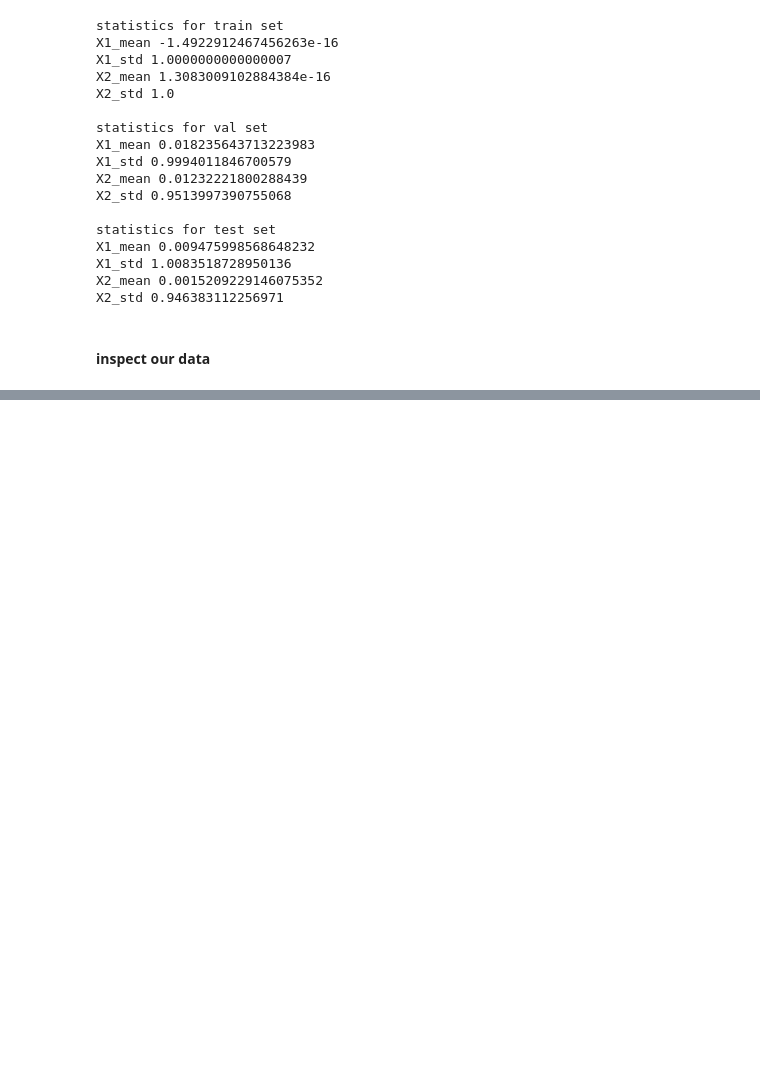
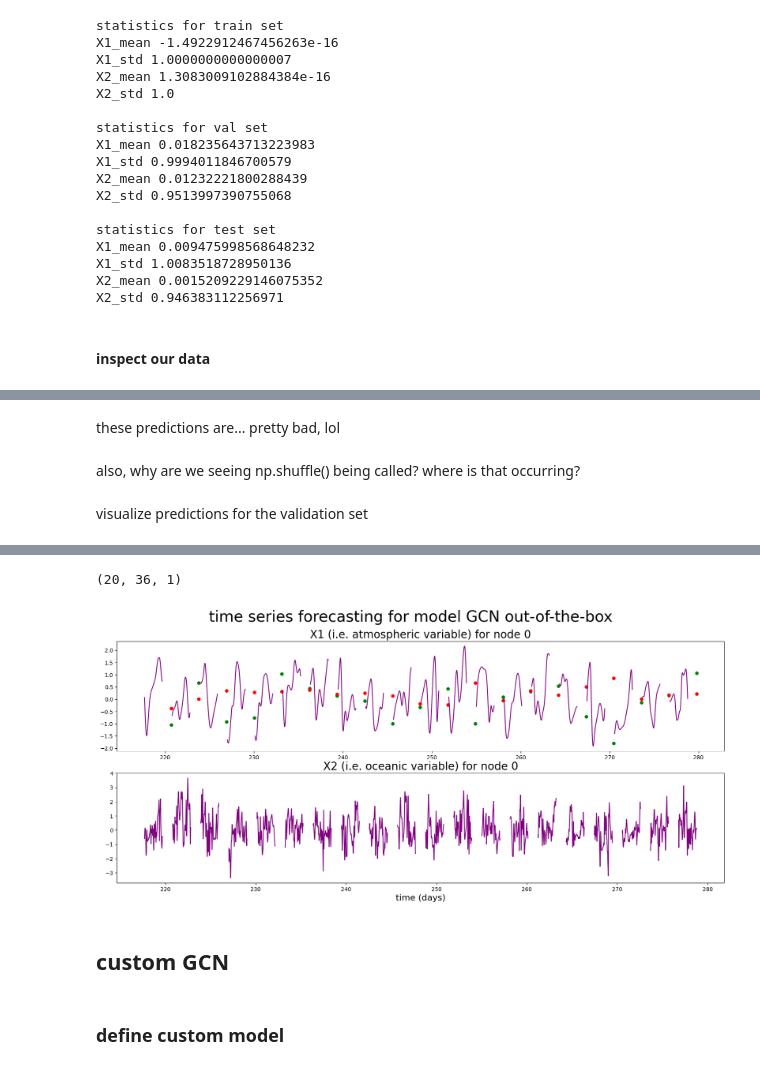
Before and after one commit to VaniSachdev/lorenzGNN, a Jupyter notebook: lorenz_GCN.ipynb, the cells around one changed output, grey strips where cells are left out. Saved outputs shown, nothing was run; the diff lists cells and outputs as text; code cells hidden in the pictures; blank space fills up the shorter version.

```diff
--- a/lorenz_GCN.ipynb
+++ b/lorenz_GCN.ipynb
@@ -251,0 +366,15 @@ plt.show()
+# %% [markdown]
+these predictions are... pretty bad, lol
+# %% [markdown]
+also, why are we seeing np.shuffle() being called? where is that occurring?
+# %% [markdown]
+visualize predictions for the validation set
+# %%
+fig, (ax0, ax1) = plot_with_predictions(model=GCN_model,
+                                        graph_dataset=val,
+                                        Loader=MixedLoader,
+                                        batch_size=32,
+                                        node=0,
+                                        model_name='GCN out-of-the-box')
+plt.show()
+# %% [output]
@@ -251,0 +382,2 @@ plt.show()
+(20, 36, 1)
+[figure, added]
@@ -251,0 +387,4 @@ plt.show()
+# %% [markdown]
+## custom GCN
+# %% [markdown]
+### define custom model
```
Also changed, not shown: parts of 37 cells of this notebook, 1 other file.
